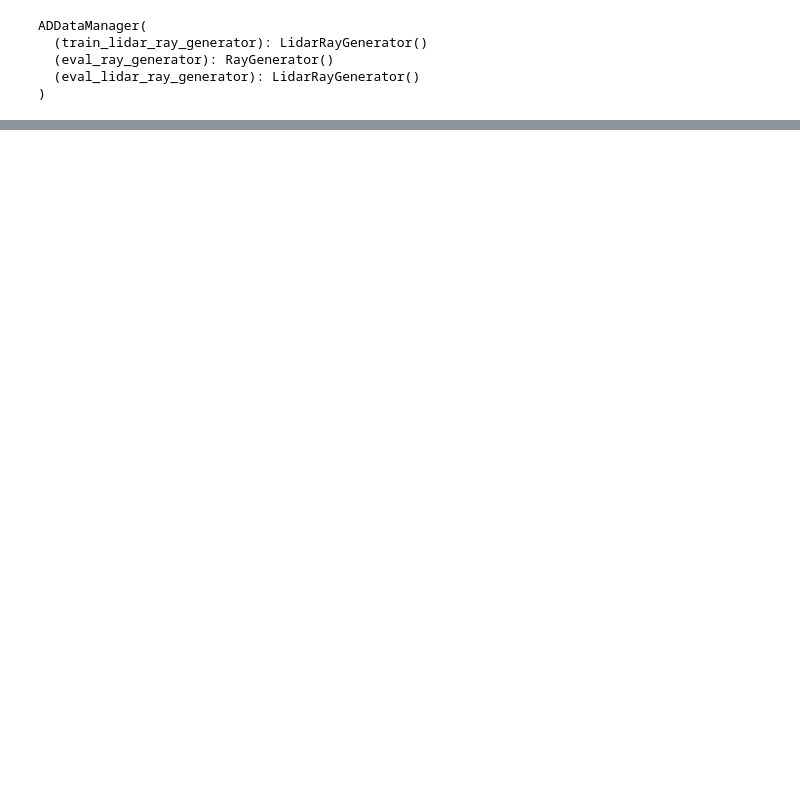
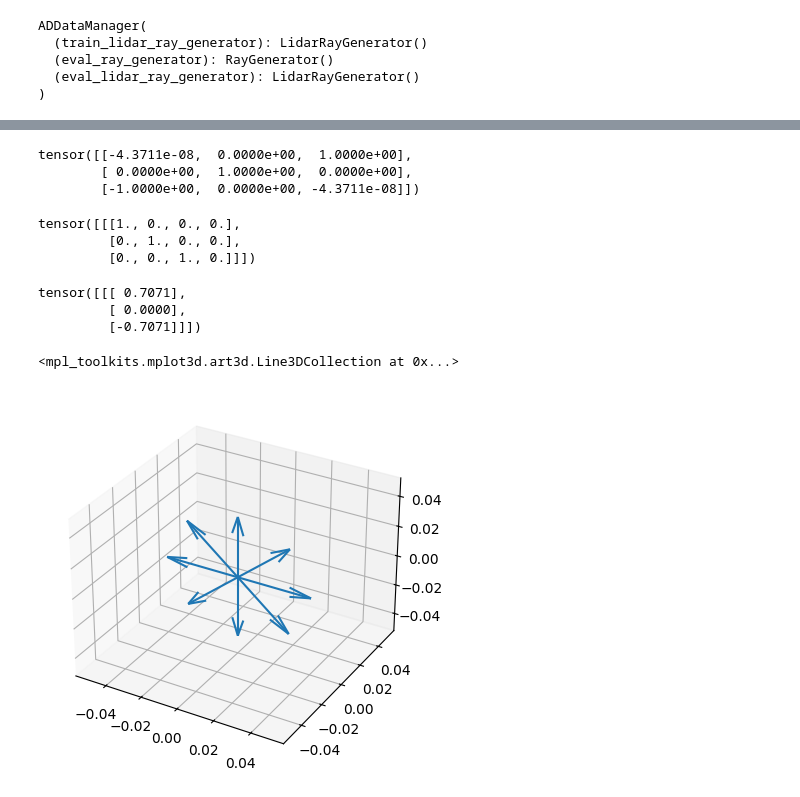
Before and after one commit to gasparyanartur/neurad-diffusion, a Jupyter notebook: nerfstudio/notebooks/ray_bundle.ipynb, the cells around one changed output, grey strips where cells are left out. Drawn from its saved outputs; the diff is of its cells as text; code cells hidden in the pictures; blank space fills up the shorter version.

```diff
--- a/nerfstudio/notebooks/ray_bundle.ipynb
+++ b/nerfstudio/notebooks/ray_bundle.ipynb
@@ -68,0 +145,66 @@ ADDataManager(
+# %%
+def rot_pitch(theta):
+    theta = torch.tensor(theta)
+    cos_theta = torch.cos(theta)
+    sin_theta = torch.sin(theta)
+    return torch.tensor([[cos_theta, 0, sin_theta], [0, 1, 0], [-sin_theta, 0, cos_theta]])
+
+rot_pitch(torch.pi/2)
+# %% [output]
+tensor([[-4.3711e-08,  0.0000e+00,  1.0000e+00],
+        [ 0.0000e+00,  1.0000e+00,  0.0000e+00],
+        [-1.0000e+00,  0.0000e+00, -4.3711e-08]])
+# %%
+def make_cam_matrix(rotation, translation):
+    return torch.cat((rotation, translation[..., None]), dim=-1)[None, ...]
+# %%
+unit_cam = make_cam_matrix(torch.eye(3), torch.zeros(3))
+unit_cam
+# %% [output]
+tensor([[[1., 0., 0., 0.],
+         [0., 1., 0., 0.],
+         [0., 0., 1., 0.]]])
+# %%
+translate = torch.tensor([[1, 0, 0, 0]]).float().T
+#cam_to_worlds[:, :3] @ translate
+#unit_cam @ translate
+#rot_pitch(torch.pi/2) @ translate
+theta = torch.pi / 4
+flip_cam = make_cam_matrix(rot_pitch(theta), torch.zeros(3))
+flip_cam @ translate
+# %% [output]
+tensor([[[ 0.7071],
+         [ 0.0000],
+         [-0.7071]]])
+# %%
+v1 = torch.tensor([1, 0, 0, 0]).float().T
+
+vs = []
+
+n_vs = 8
+for i in range(n_vs):
+    theta = 2 * i * torch.pi / n_vs
+    flip_cam = make_cam_matrix(rot_pitch(theta), torch.zeros(3))
+    v = (flip_cam @ v1).flatten()
+    vs.append(v)
+
+dirs = torch.stack(vs)
+origs = torch.zeros_like(dirs)
+# %%
+fig = plt.figure()
+fig.add_subplot(projection='3d')
+ax = fig.gca()
+
+ax.quiver(
+    origs[:, 0],
+    origs[:, 1],
+    origs[:, 2],
+    dirs[:, 0],
+    dirs[:, 1],
+    dirs[:, 2],
+    normalize=False,
+    length=0.04,
+)
+# %% [output]
+<mpl_toolkits.mplot3d.art3d.Line3DCollection at 0x...>
+[figure, added]
```
Also changed, not shown: parts of 14 cells of this notebook.
